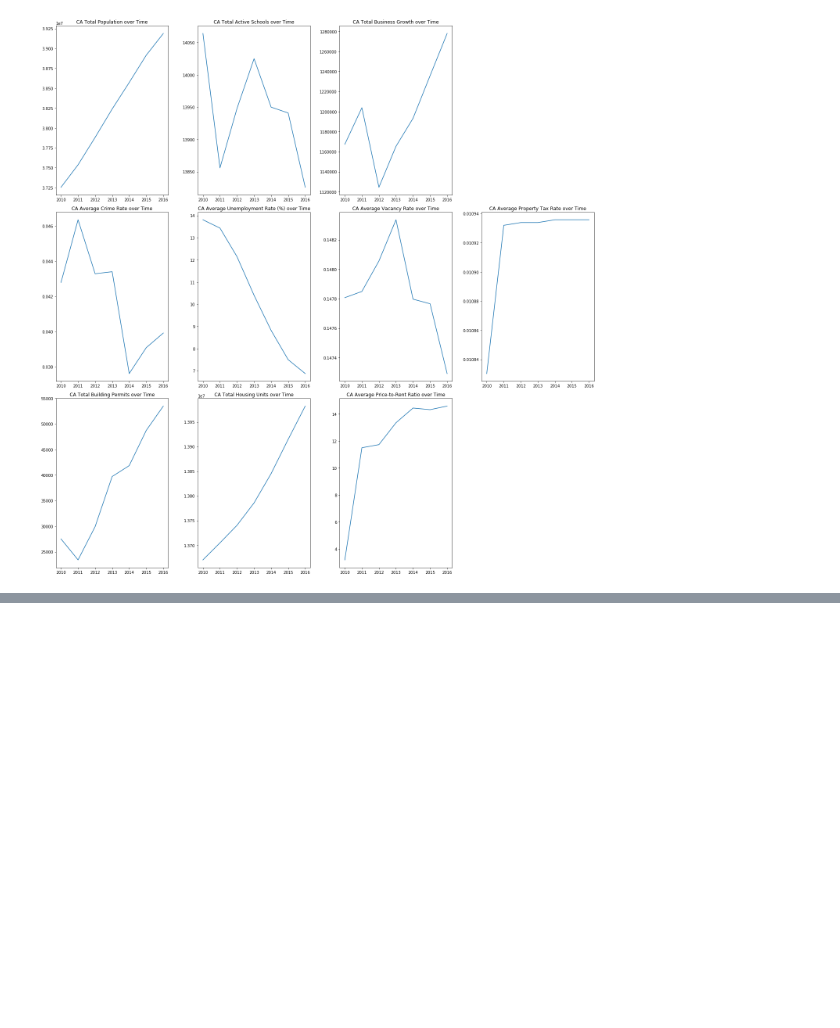
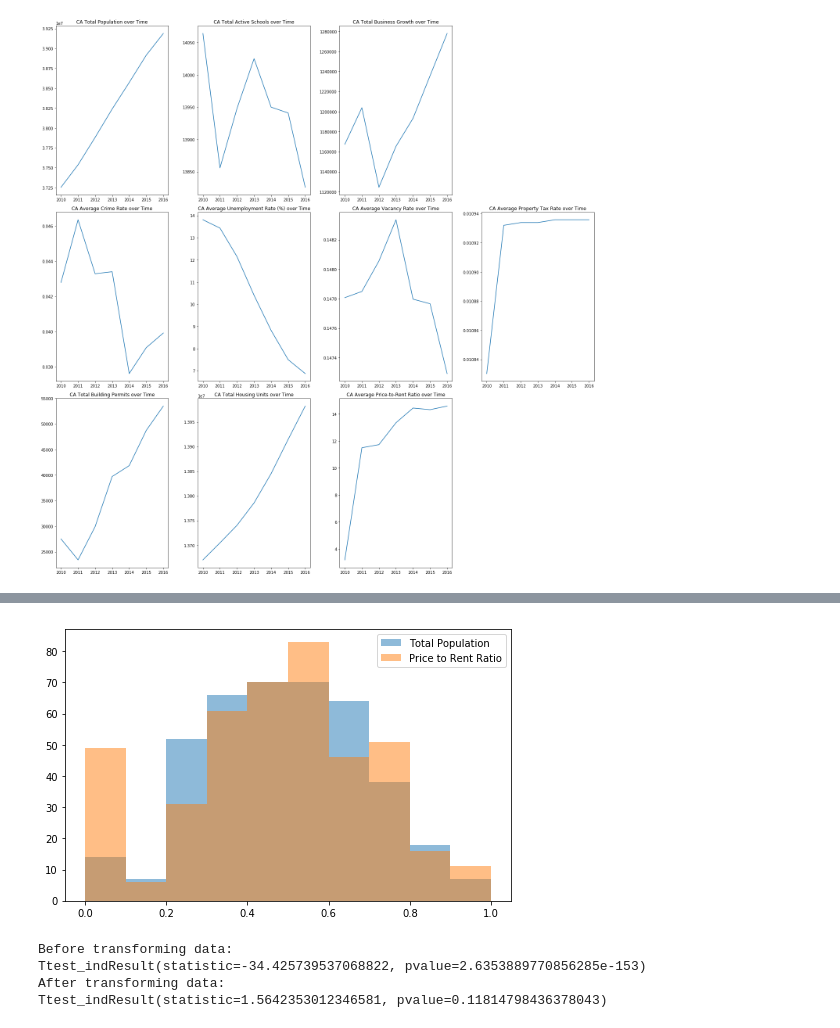
Before and after one commit to GlennSG/CA-Real-Estate-Market-Analysis, a Jupyter notebook: CA-Files/California Market Price-to-Rent Analysis (updated version).ipynb, the cells around one changed output, grey strips where cells are left out. Cells and saved outputs as stored; diff of their text form; code cells hidden in the pictures; blank space fills up the shorter version.

```diff
--- a/CA-Files/California Market Price-to-Rent Analysis (updated version).ipynb
+++ b/CA-Files/California Market Price-to-Rent Analysis (updated version).ipynb
@@ -758,0 +751,28 @@ See the caveats in the documentation: http://pandas.pydata.org/pandas-docs/stabl
+# %%
+# transform to normal distribution for comparative analysis
+def transform_data(df):
+    from scipy import stats
+    x,_ = stats.boxcox(df)
+    return x
+
+pop_trans = transform_data(comp_pop)
+pr_trans = transform_data(comp_pr)
+pop_norm2 = normalize_data(pop_trans)
+pr_norm2 = normalize_data(pr_trans)
+graph_plots(pop_norm2,"Total Population",pr_norm2,"Price to Rent Ratio")
+# %% [output]
+[figure, added]
+# %%
+def test_data(df1_non_trans,df2_non_trans,df1_trans,df2_trans):
+    from scipy.stats import ttest_ind
+    print("Before transforming data:")
+    print(ttest_ind(df1_non_trans, df2_non_trans, equal_var=False))
+    print("After transforming data:")
+    print(ttest_ind(df1_trans, df2_trans, equal_var=False))
+
+test_data(pop_norm,pr_norm,pop_norm2,pr_norm2)
+# %% [output]
+Before transforming data:
+Ttest_indResult(statistic=-34.425739537068822, pvalue=2.6353889770856285e-153)
+After transforming data:
+Ttest_indResult(statistic=1.5642353012346581, pvalue=0.11814798436378043)
```
Also changed, not shown: parts of 31 cells of this notebook.
